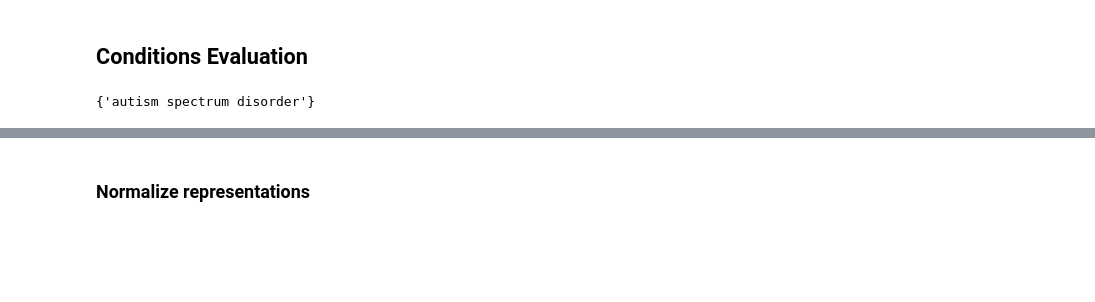
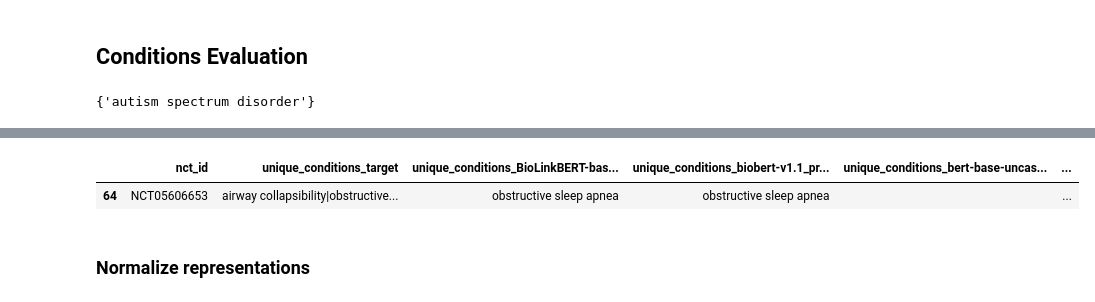
Before and after one commit to Ineichen-Group/NeuroTrialNER, a Jupyter notebook: models/CT Models Evaluation.ipynb, the cells around one changed output, grey strips where cells are left out. Cells and saved outputs as stored; diff of their text form; code cells hidden in the pictures; blank space fills up the shorter version.

```diff
--- a/models/CT Models Evaluation.ipynb
+++ b/models/CT Models Evaluation.ipynb
@@ -395,4 +399,9 @@ df_conditions.head(-5)
 85 rows × 8 columns
+# %%
+df_conditions[df_conditions['nct_id']=="NCT05606653"]
+# %% [output]
+|  | nct_id | unique_conditions_target | unique_conditions_BioLinkBERT-bas... | unique_conditions_biobert-v1.1_pr... | unique_conditions_bert-base-uncas... | ... |
+| 64 | NCT05606653 | airway collapsibility|obstructive... | obstructive sleep apnea | obstructive sleep apnea |  | ... |
 # %% [markdown]
 ### Normalize representations
 # %%
```
Also changed, not shown: parts of 21 cells of this notebook, 4 other files.
